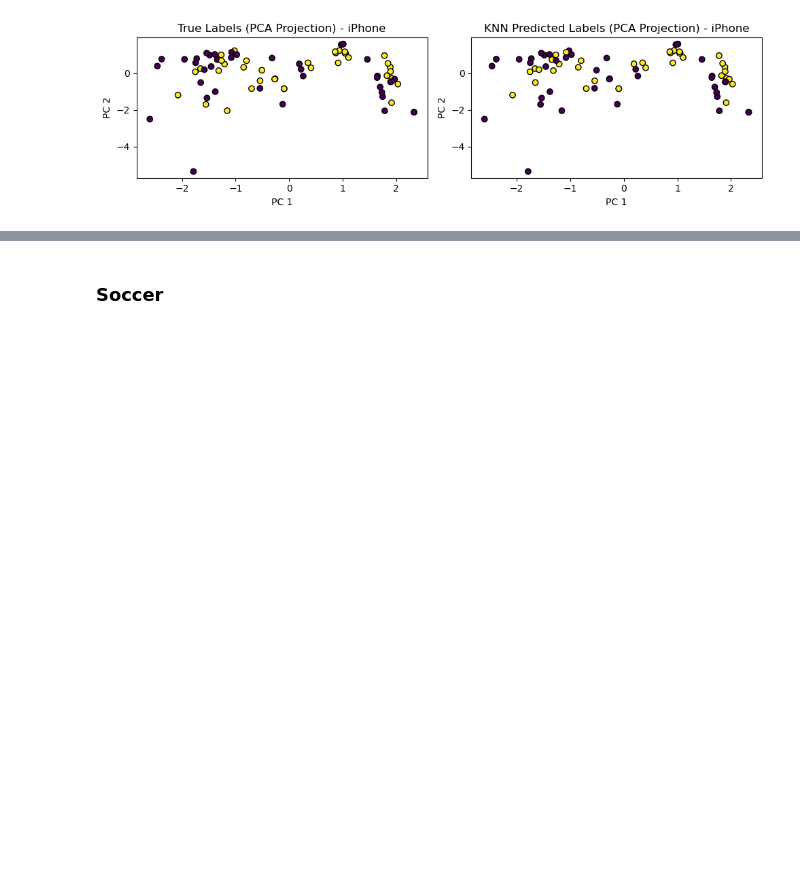
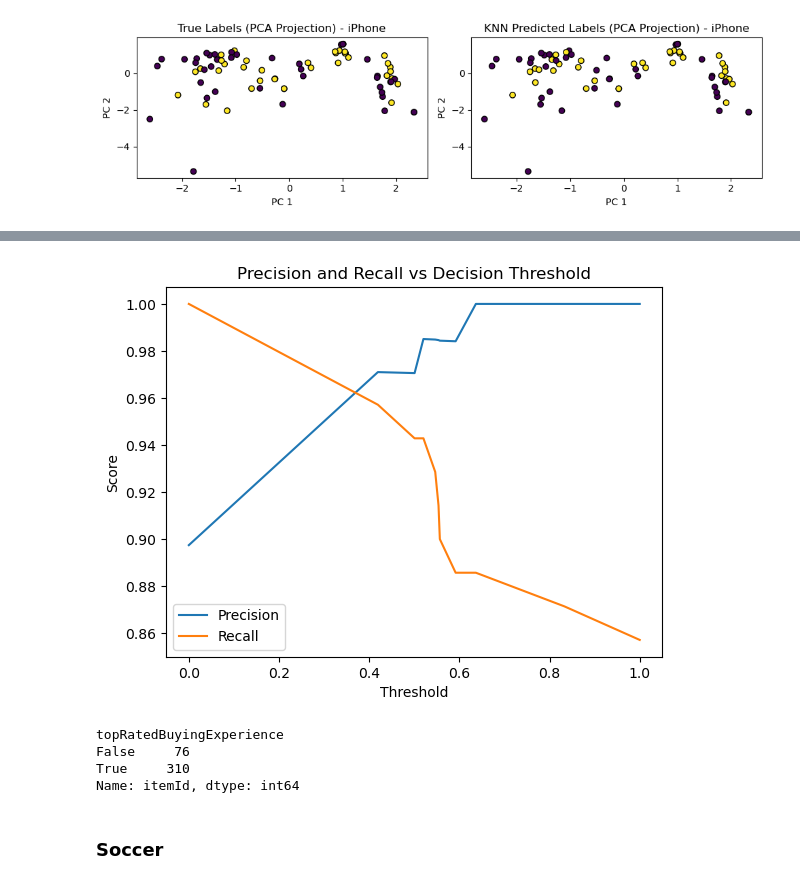
Before and after one commit to blairAJones/ShoppingML, a Jupyter notebook: naive_bayes.ipynb, the cells around one changed output, grey strips where cells are left out. Drawn from its saved outputs; the diff is of its cells as text; code cells hidden in the pictures; blank space fills up the shorter version.

```diff
--- a/naive_bayes.ipynb
+++ b/naive_bayes.ipynb
@@ -265,3 +265,29 @@ plt.savefig("images/3/knn_pca_iphone.png", dpi=300, bbox_inches='tight')
 plt.show()
 # %% [output]
 [figure]
+# %%
+num_features_iphone = ["seller.feedbackPercentage", "seller.feedbackScore", "days_listed",  "seller_item_count",
+"model_number", "additional_image_count", "title_length"]
+response = "cluster"
+
+from sklearn.model_selection import train_test_split
+X_train_iphone, X_test_iphone, y_train_iphone, y_test_iphone = train_test_split(df_iphone[num_features_iphone], df_iphone[response],
+                                                               test_size=0.20, random_state=1216)
+
+from sklearn.preprocessing import StandardScaler
+sc = StandardScaler()
+X_train_scaled_iphone = sc.fit_transform(X_train_iphone)
+X_test_scaled_iphone = sc.transform(X_test_iphone)
+
+def custom_weight(distances):
+    return 1 / (distances + 1e-5)
+
+knn_iphone2 = KNeighborsClassifier(n_neighbors=2, weights=custom_weight)
+knn_iphone2.fit(X_train_scaled_iphone, y_train_iphone)
+preds_knn_iphone2 = knn_iphone2.predict(X_test_scaled_iphone)
+
+#have to run numerical features train/test split from above
+print("Accuracy:", accuracy_score(y_test_iphone, preds_knn_iphone2))
+print("F1 Score:", f1_score(y_test_iphone, preds_knn_iphone2, average="weighted"))
+print("Recall:", recall_score(y_test_iphone, preds_knn_iphone2, average="weighted"))
+print(classification_report(y_test_iphone, preds_knn_iphone2))
@@ -268,3 +400,28 @@ plt.show()
+# %%
+from sklearn.metrics import precision_recall_curve
+
+probs = knn_iphone2.predict_proba(X_test_scaled_iphone)[:, 1]  # probability of class True
+precision, recall, thresholds = precision_recall_curve(y_test_iphone, probs)
+
+import matplotlib.pyplot as plt
+
+plt.plot(thresholds, precision[:-1], label='Precision')
+plt.plot(thresholds, recall[:-1], label='Recall')
+plt.xlabel('Threshold')
+plt.ylabel('Score')
+plt.title('Precision and Recall vs Decision Threshold')
+plt.legend()
+plt.show()
+# %% [output]
+[figure, added]
+# %%
+summary = df_iphone.groupby(["topRatedBuyingExperience"])["itemId"].count()
+summary
+# %% [output]
+topRatedBuyingExperience
+False     76
+True     310
+Name: itemId, dtype: int64
 # %% [markdown]
 ### Soccer
 # %%
```
Also changed, not shown: parts of 3 cells of this notebook, 26 other files.
